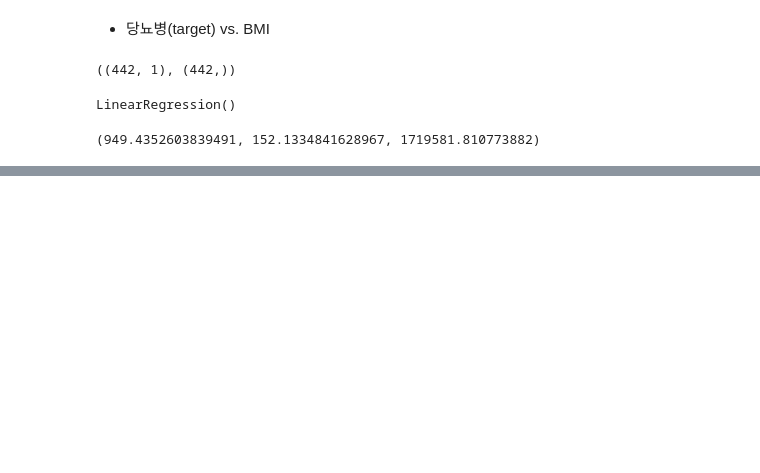
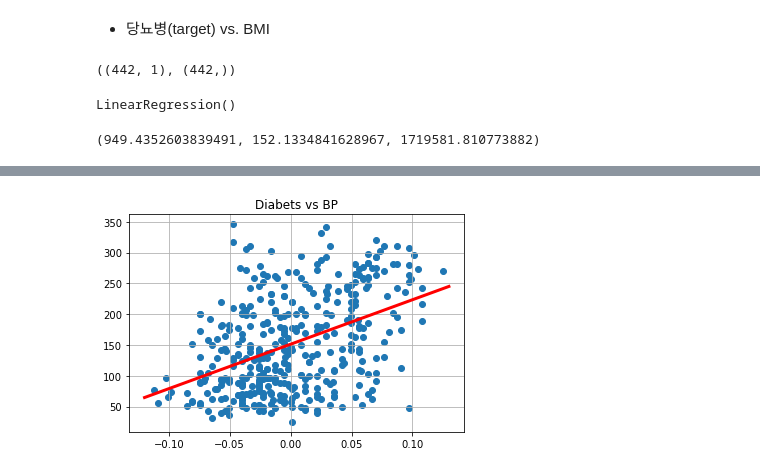
Before and after one commit to youngin0221/Machine-Learning-2021-2, a Jupyter notebook: 03.Regression/02_당뇨병.ipynb, the cells around one changed output, grey strips where cells are left out. Saved outputs shown, nothing was run; the diff lists cells and outputs as text; code cells hidden in the pictures; blank space fills up the shorter version.

```diff
--- a/03.Regression/02_당뇨병.ipynb
+++ b/03.Regression/02_당뇨병.ipynb
@@ -54,0 +120,4 @@ weight[0], bias, rss
+# %%
+X_train, X_test, y_train, y_test = train_test_split(
+    X, y, test_size=0.1, random_state=2021
+)
@@ -54,0 +144,8 @@ weight[0], bias, rss
+# %%
+plt.scatter(X_train, y_train)
+plt.plot([-0.12, 0.13],[-0.12*w+b, 0.13*w+b], 'r', lw=3)
+plt.title('Diabets vs BP')
+plt.grid()
+plt.show()
+# %% [output]
+[figure, added]
```
Also changed, not shown: parts of 25 cells of this notebook, 2 other files.
